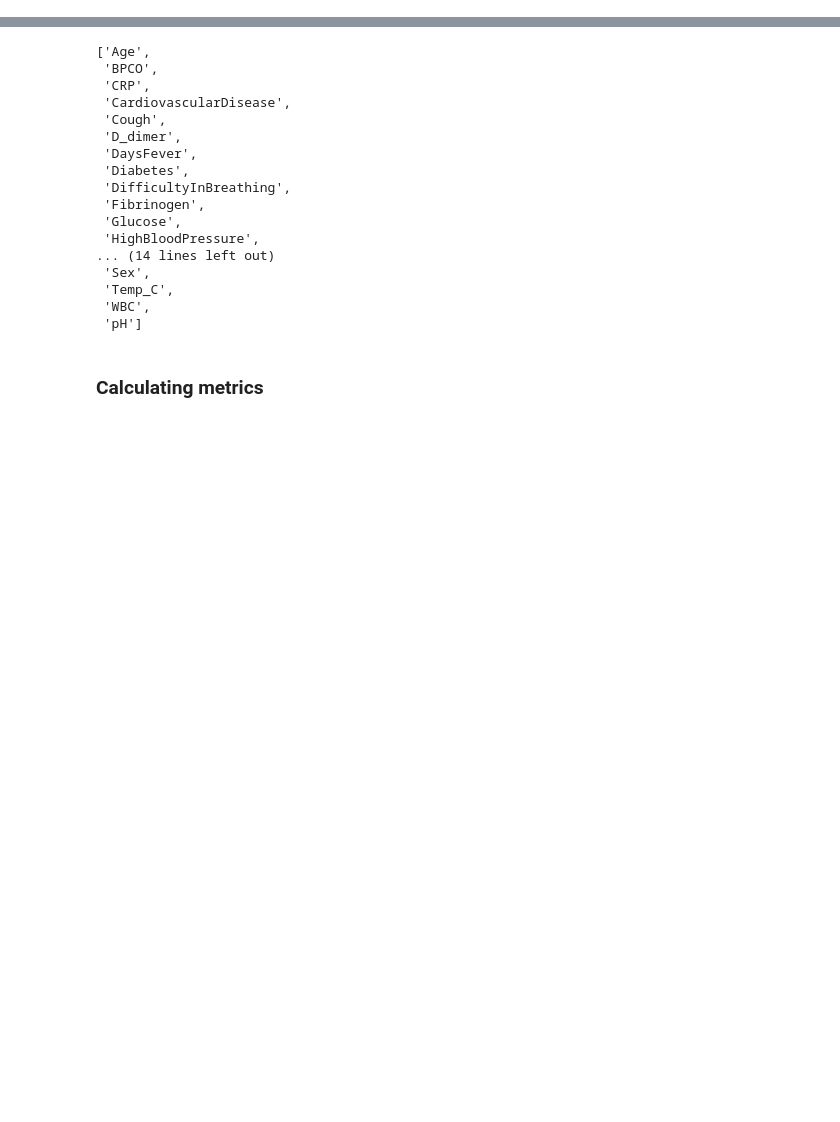
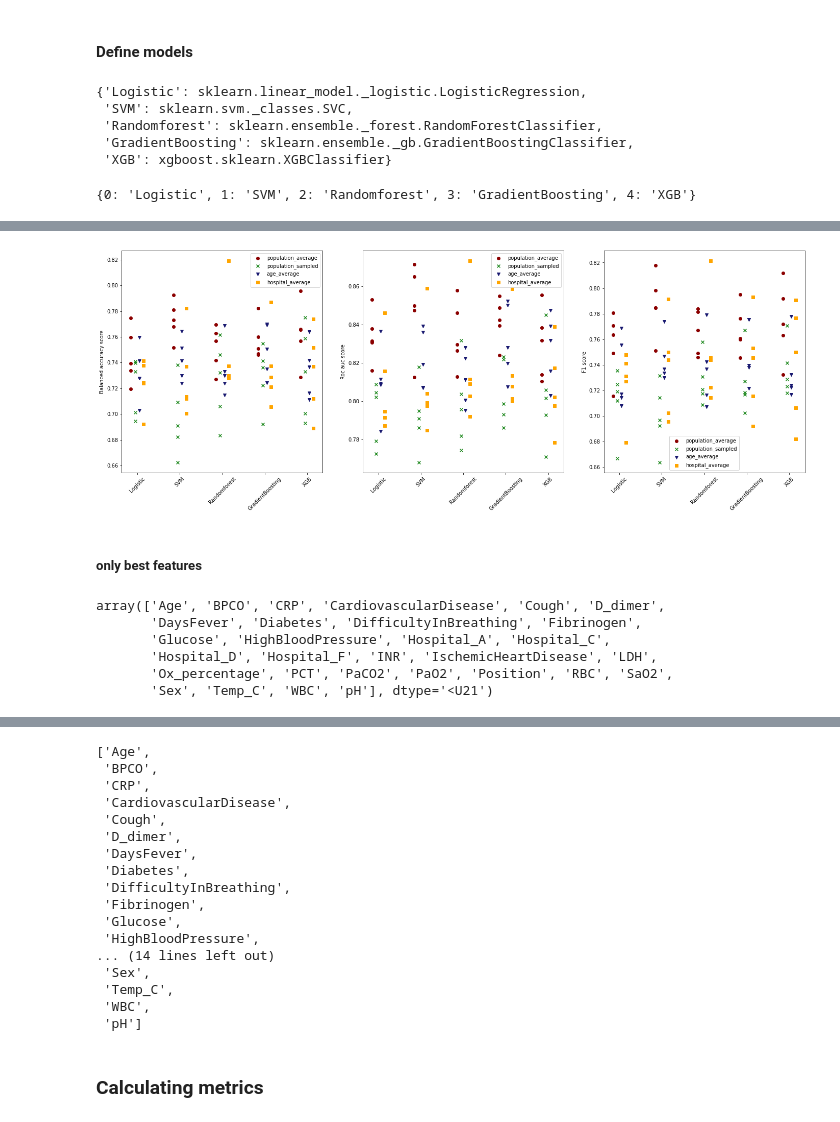
Before and after one commit to csabaiBio/ai4covid, a Jupyter notebook: notebooks/metrics.ipynb, the cells around one changed output, grey strips where cells are left out. Drawn from its saved outputs; the diff is of its cells as text; code cells hidden in the pictures; blank space fills up the shorter version.

Commit message:
read folds and eval sklearn

```diff
--- a/notebooks/metrics.ipynb
+++ b/notebooks/metrics.ipynb
@@ -22,0 +183,64 @@ warnings.filterwarnings('ignore')
+# %% [markdown]
+#### Define models
+# %%
+models_to_run = { 'Logistic': linear_model.LogisticRegression, 'SVM': svm.SVC,
+                  'Randomforest': ensemble.RandomForestClassifier, 'GradientBoosting': ensemble.GradientBoostingClassifier,
+                  'XGB': XGBClassifier, }
+models_to_run
+# %% [output]
+{'Logistic': sklearn.linear_model._logistic.LogisticRegression,
+ 'SVM': sklearn.svm._classes.SVC,
+ 'Randomforest': sklearn.ensemble._forest.RandomForestClassifier,
+ 'GradientBoosting': sklearn.ensemble._gb.GradientBoostingClassifier,
+ 'XGB': xgboost.sklearn.XGBClassifier}
+# %%
+num_to_model = dict( zip( np.arange(len(models_to_run)), list(models_to_run.keys()) ) )
+num_to_model
+# %% [output]
+{0: 'Logistic', 1: 'SVM', 2: 'Randomforest', 3: 'GradientBoosting', 4: 'XGB'}
+# %%
+def legend_without_duplicate_labels(ax):
+    # https://stackoverflow.com/questions/19385639/duplicate-items-in-legend-in-matplotlib/40870637
+    handles, labels = ax.get_legend_handles_labels()
+    unique = [(h, l) for i, (h, l) in enumerate(zip(handles, labels)) if l not in labels[:i]]
+    ax.legend(*zip(*unique))
+# %%
+def fit_and_eval_models( num_to_model, models_to_run, fig, dataset='population_average', color='blue', m='o', shift=0, columns=[]):
+    for i in range( len(num_to_model) ):
+        current_model = num_to_model[i]
+        #print(current_model)
+        scores = five_fold_cv_model_eval( models_to_run[current_model], dataset, columns )
+
+        ax1 = plt.subplot(131)
+        sc = plt.scatter( i+np.zeros(5)+shift, scores['balanced_accuracy'], label=current_model, c=color, marker=m)
+        #plt.xlabel('Models')
+        plt.xticks(ticks=list(num_to_model.keys()), labels=list(num_to_model.values()), rotation=45 )
+        plt.ylabel('Balanced accuracy score')
+        sc.set_label(dataset)
+        if i == len(num_to_model)-1: # put legend at the last iteration to avoid duplicates
+            legend_without_duplicate_labels(ax1)
+
+        ax2 = plt.subplot(132)
+        sc = plt.scatter( i+np.zeros(5)+shift, scores['roc_auc'], label=current_model, c=color, marker=m)
+        #plt.xlabel('Models')
+        plt.xticks(ticks=list(num_to_model.keys()), labels=list(num_to_model.values()), rotation=45)
+        plt.ylabel('Roc auc score')
+        sc.set_label(dataset)
+        if i == len(num_to_model)-1: # put legend at the last iteration to avoid duplicates
+            legend_without_duplicate_labels(ax2)
+
+        ax3 = plt.subplot(133)
+        sc = plt.scatter( i+np.zeros(5)+shift, scores['f1'], label=current_model, c=color, marker=m)
+        #plt.xlabel('Models')
+        plt.xticks(ticks=list(num_to_model.keys()), labels=list(num_to_model.values()), rotation=45 )
+        plt.ylabel('F1 score')
+        sc.set_label(dataset)
+        if i == len(num_to_model)-1: # put legend at the last iteration to avoid duplicates
+            legend_without_duplicate_labels(ax3)
+# %%
+fig = plt.figure( figsize=(24,8) )
+fit_and_eval_models( num_to_model, models_to_run, fig, dataset='population_average', color='darkred', m='o', shift=-0.15)
+fit_and_eval_models( num_to_model, models_to_run, fig, dataset='population_sampled', color='forestgreen', m='x', shift=-0.05)
+fit_and_eval_models( num_to_model, models_to_run, fig, dataset='age_average', color='midnightblue', m='v', shift=0.05)
+fit_and_eval_models( num_to_model, models_to_run, fig, dataset='hospital_average', color='orange', m='s', shift=0.15)
+# %% [output]
@@ -22,0 +267,12 @@ warnings.filterwarnings('ignore')
+[figure, added]
+# %% [markdown]
+##### only best features
+# %%
+best_cols
+# %% [output]
+array(['Age', 'BPCO', 'CRP', 'CardiovascularDisease', 'Cough', 'D_dimer',
+       'DaysFever', 'Diabetes', 'DifficultyInBreathing', 'Fibrinogen',
+       'Glucose', 'HighBloodPressure', 'Hospital_A', 'Hospital_C',
+       'Hospital_D', 'Hospital_F', 'INR', 'IschemicHeartDisease', 'LDH',
+       'Ox_percentage', 'PCT', 'PaCO2', 'PaO2', 'Position', 'RBC', 'SaO2',
+       'Sex', 'Temp_C', 'WBC', 'pH'], dtype='<U21')
```
Also changed, not shown: parts of 31 cells of this notebook.
